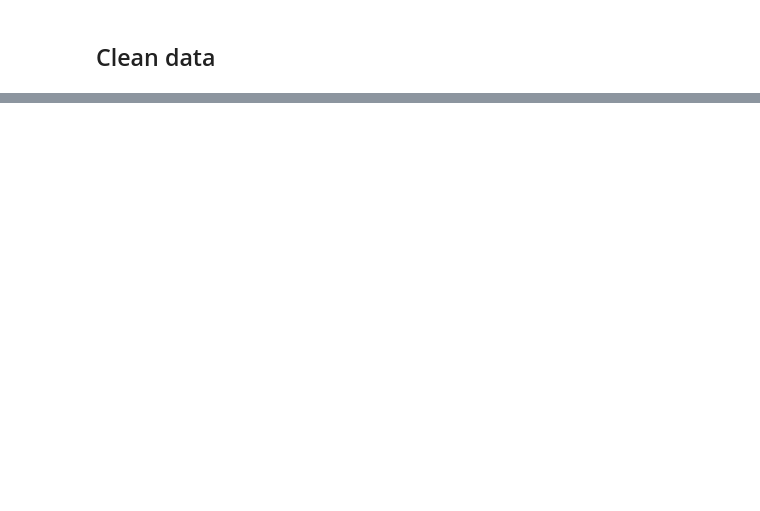
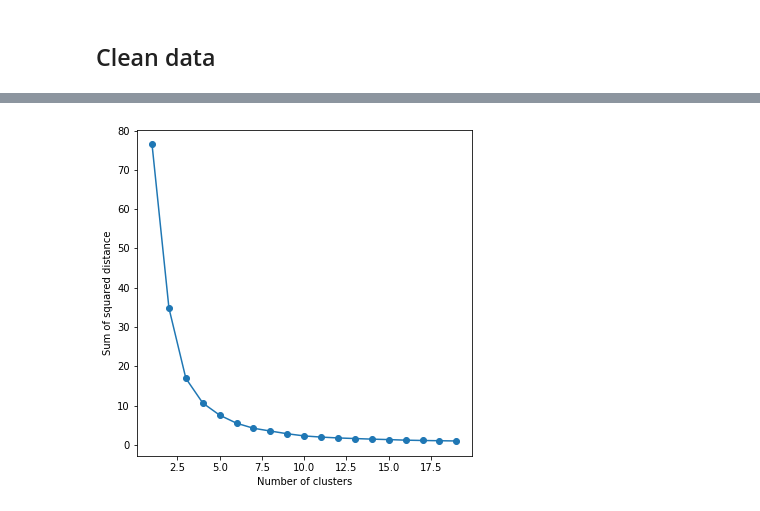
Before and after one commit to gunisha30/Analyzing_WDI, a Jupyter notebook: clustering.ipynb, the cells around one changed output, grey strips where cells are left out. Saved outputs shown, nothing was run; the diff lists cells and outputs as text; code cells hidden in the pictures; blank space fills up the shorter version.

```diff
--- a/clustering.ipynb
+++ b/clustering.ipynb
@@ -76,0 +100,14 @@ df2.to_csv('C:/Users/hp1/Documents/minor/2020notnull.csv')
+# %%
+def clean_data(df_new):
+    stop_words = set(stopwords.words('english'))
+    for i in range(0,df_new.size):
+        df_new[i]=re.sub('\(.*?\)',"",df_new[i])        #remove content within brackets
+        df_new[i] = re.sub(r'[^\w\s]',"", df_new[i])    #remove punctuations
+        df_new[i]= re.sub('\d',"",df_new[i])           #remove numbers
+        word_tokens = word_tokenize(df_new[i])
+        df_new[i]=" ".join(filter(lambda x: x not in stop_words , word_tokens))   #remove stop words
+    return df_new
+# %%
+unique_indicators = df.Indicator_Name.unique()
+unique_indicators = clean_data (unique_indicators)
+unique_indicators
@@ -76,0 +121,6 @@ df2.to_csv('C:/Users/hp1/Documents/minor/2020notnull.csv')
+# %%
+#apply tf-idf vectorization
+
+v = tfidf()
+v1 = v.fit_transform(unique_indicators)
+arr = v1.toarray()
@@ -76,0 +129,5 @@ df2.to_csv('C:/Users/hp1/Documents/minor/2020notnull.csv')
+# %%
+pca = PCA (n_components=2)
+pcom = pca.fit_transform(arr)
+principaldf = pd.DataFrame(data = pcom, columns = ['x', 'y'])
+principaldf.head()
@@ -76,0 +141,18 @@ df2.to_csv('C:/Users/hp1/Documents/minor/2020notnull.csv')
+# %%
+#implement elbow method
+
+sse = []
+list_k = list(range(1, 20))
+
+for k in list_k:
+    km = KMeans(n_clusters=k)
+    km.fit(principaldf)
+    sse.append(km.inertia_)
+
+# Plot sse against k
+plt.figure(figsize=(6, 6))
+plt.plot(list_k, sse, '-o')
+plt.xlabel(r'Number of clusters')
+plt.ylabel('Sum of squared distance');
+# %% [output]
+[figure, added]
```
Also changed, not shown: parts of 55 cells of this notebook.
